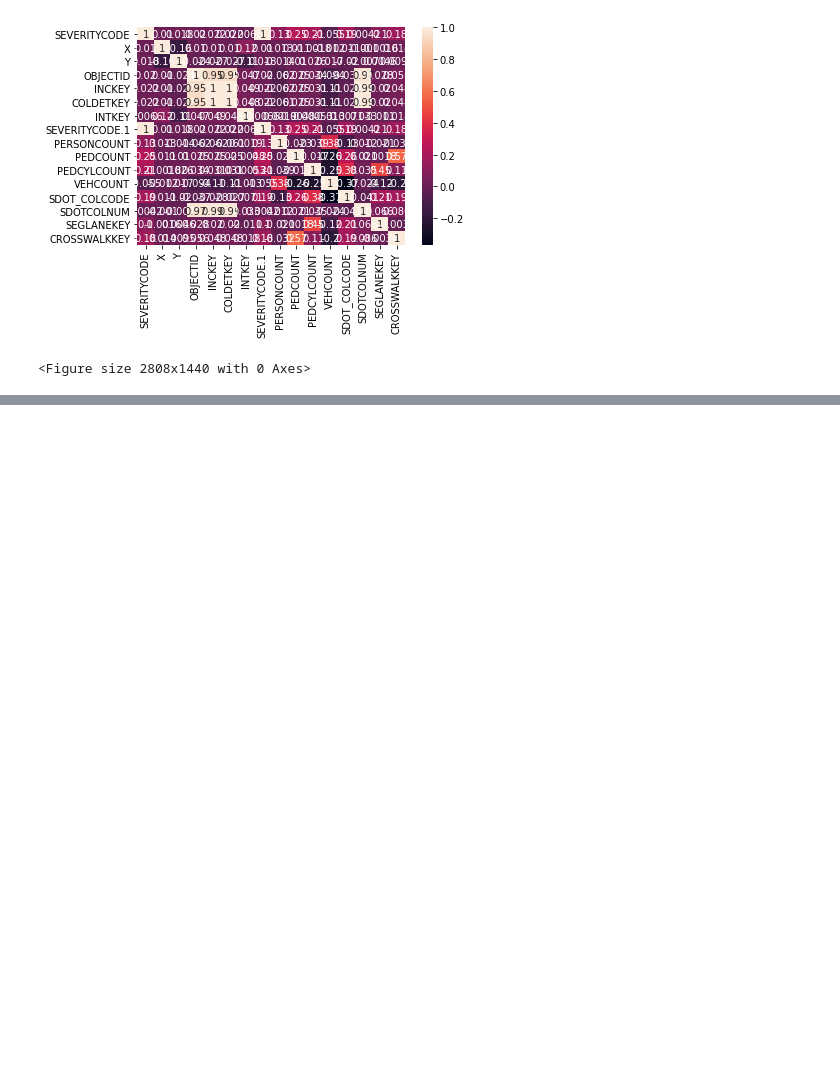
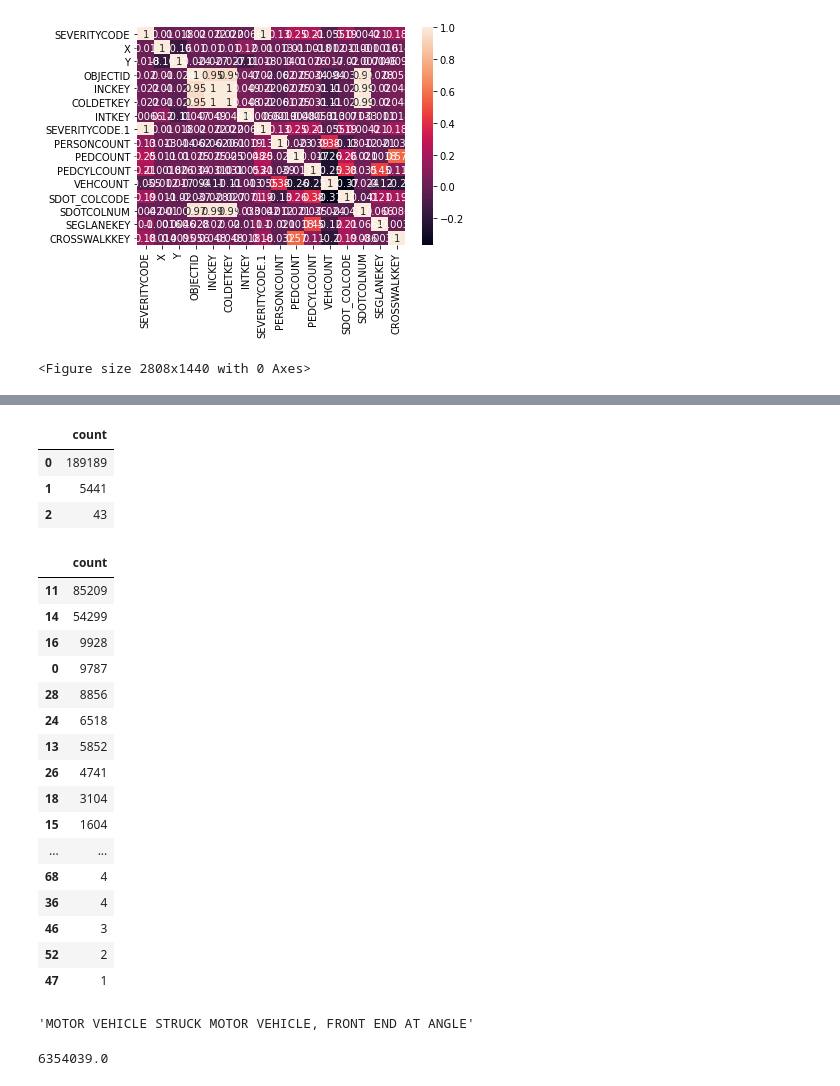
Before and after one commit to aks97cs/applied-datascience-on-car-collision, a Jupyter notebook: car-collision-capston.ipynb, the cells around one changed output, grey strips where cells are left out. Drawn from its saved outputs; the diff is of its cells as text; code cells hidden in the pictures; blank space fills up the shorter version.

```diff
--- a/car-collision-capston.ipynb
+++ b/car-collision-capston.ipynb
@@ -86,0 +165,38 @@ plt.show()
+# %%
+"""The number of bicycles involved in the collision."""
+df['PEDCYLCOUNT'].value_counts().to_frame('count') # feature
+# %% [output]
+|  | count |
+| 0 | 189189 |
+| 1 | 5441 |
+| 2 | 43 |
+# %%
+"""A code given to the collision by SDOT."""
+df['SDOT_COLCODE'].value_counts().to_frame('count') # feature
+# %% [output]
+|  | count |
+| 11 | 85209 |
+| 14 | 54299 |
+| 16 | 9928 |
+| 0 | 9787 |
+| 28 | 8856 |
+| 24 | 6518 |
+| 13 | 5852 |
+| 26 | 4741 |
+| 18 | 3104 |
+| 15 | 1604 |
+| ... | ... |
+| 68 | 4 |
+| 36 | 4 |
+| 46 | 3 |
+| 52 | 2 |
+| 47 | 1 |
+# %%
+df['SDOT_COLDESC'][0] # ignore
+# %% [output]
+'MOTOR VEHICLE STRUCK MOTOR VEHICLE, FRONT END AT ANGLE'
+# %%
+"""A number given to the collision by SDOT."""
+df['SDOTCOLNUM'][1] # not a feature
+# %% [output]
+6354039.0
```
Also changed, not shown: parts of 14 cells of this notebook.
